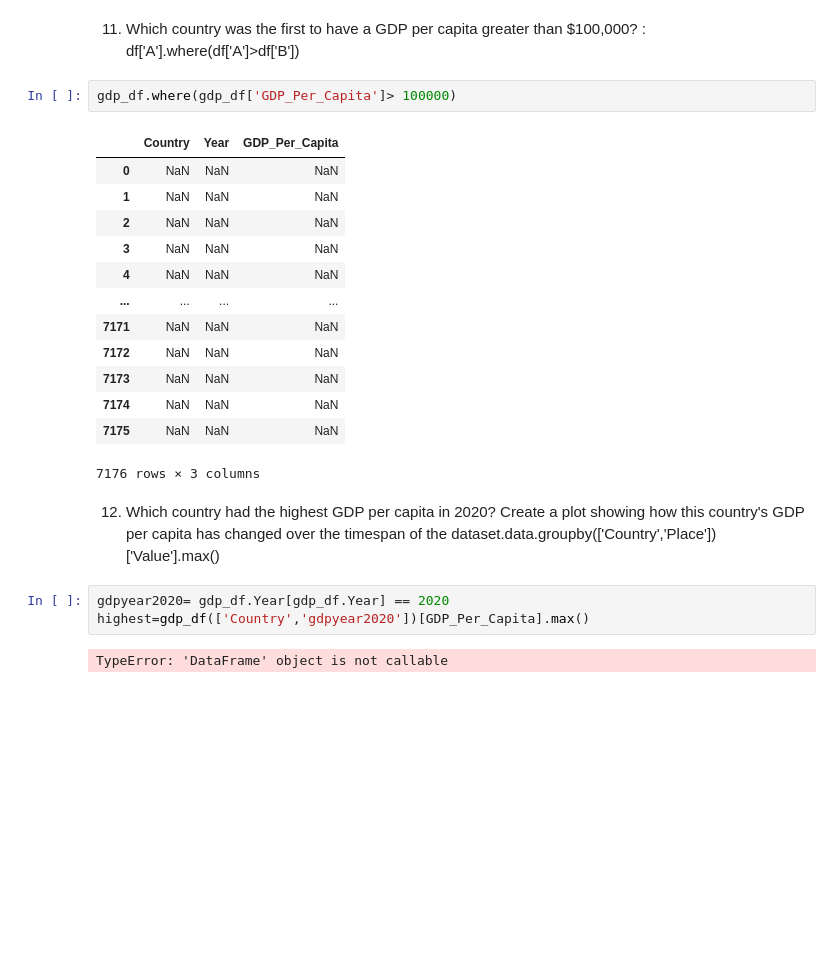
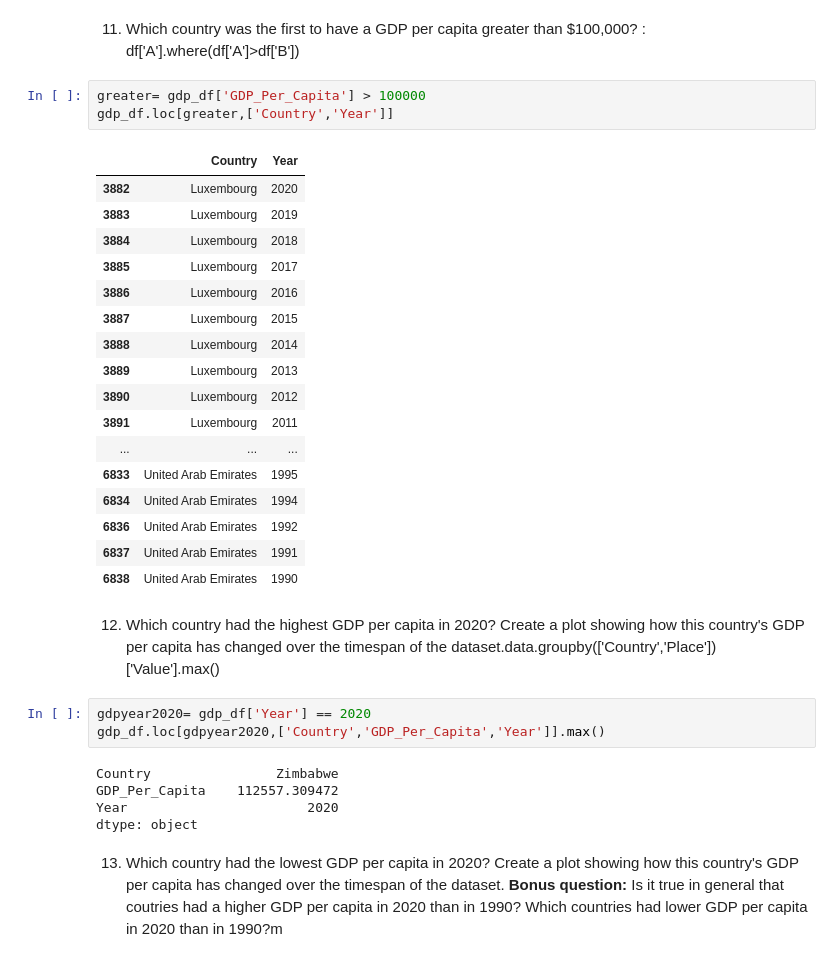
Before and after one commit to NSS-Data-Analytics-Cohort-8/gdp-and-internet-usage-bob10182, a Jupyter notebook: notebooks/un_project.ipynb, the cells around one changed output. Cells and saved outputs as stored; diff of their text form; blank space fills up the shorter version.

Commit message:
question14

```diff
--- a/notebooks/un_project.ipynb
+++ b/notebooks/un_project.ipynb
@@ -163,26 +166,36 @@ TypeError: ufunc 'divide' not supported for the input types, and the inputs coul
 [figure]
 # %% [markdown]
 11. Which country was the first to have a GDP per capita greater than $100,000? : df['A'].where(df['A']>df['B'])
-# %%
-gdp_df.where(gdp_df['GDP_Per_Capita']> 100000)
-# %% [output]
-|  | Country | Year | GDP_Per_Capita |
-| 0 | NaN | NaN | NaN |
-| 1 | NaN | NaN | NaN |
-| 2 | NaN | NaN | NaN |
-| 3 | NaN | NaN | NaN |
-| 4 | NaN | NaN | NaN |
-| ... | ... | ... | ... |
-| 7171 | NaN | NaN | NaN |
-| 7172 | NaN | NaN | NaN |
-| 7173 | NaN | NaN | NaN |
-| 7174 | NaN | NaN | NaN |
-| 7175 | NaN | NaN | NaN |
-7176 rows × 3 columns
+# %%
+greater= gdp_df['GDP_Per_Capita'] > 100000
+gdp_df.loc[greater,['Country','Year']]
+# %% [output]
+|  | Country | Year |
+| 3882 | Luxembourg | 2020 |
+| 3883 | Luxembourg | 2019 |
+| 3884 | Luxembourg | 2018 |
+| 3885 | Luxembourg | 2017 |
+| 3886 | Luxembourg | 2016 |
+| 3887 | Luxembourg | 2015 |
+| 3888 | Luxembourg | 2014 |
+| 3889 | Luxembourg | 2013 |
+| 3890 | Luxembourg | 2012 |
+| 3891 | Luxembourg | 2011 |
+| ... | ... | ... |
+| 6833 | United Arab Emirates | 1995 |
+| 6834 | United Arab Emirates | 1994 |
+| 6836 | United Arab Emirates | 1992 |
+| 6837 | United Arab Emirates | 1991 |
+| 6838 | United Arab Emirates | 1990 |
 # %% [markdown]
 12. Which country had the highest GDP per capita in 2020? Create a plot showing how this country's GDP per capita has changed over the timespan of the dataset.data.groupby(['Country','Place'])['Value'].max()
 # %%
-gdpyear2020= gdp_df.Year[gdp_df.Year] == 2020
-highest=gdp_df(['Country','gdpyear2020'])[GDP_Per_Capita].max()
+gdpyear2020= gdp_df['Year'] == 2020
+gdp_df.loc[gdpyear2020,['Country','GDP_Per_Capita','Year']].max()
 # %% [output]
-TypeError: 'DataFrame' object is not callable
+Country                Zimbabwe
+GDP_Per_Capita    112557.309472
+Year                       2020
+dtype: object
+# %% [markdown]
+13. Which country had the lowest GDP per capita in 2020? Create a plot showing how this country's GDP per capita has changed over the timespan of the dataset. **Bonus question:** Is it true in general that coutries had a higher GDP per capita in 2020 than in 1990? Which countries had lower GDP per capita in 2020 than in 1990?m
```
Also changed, not shown: parts of 9 cells of this notebook.
